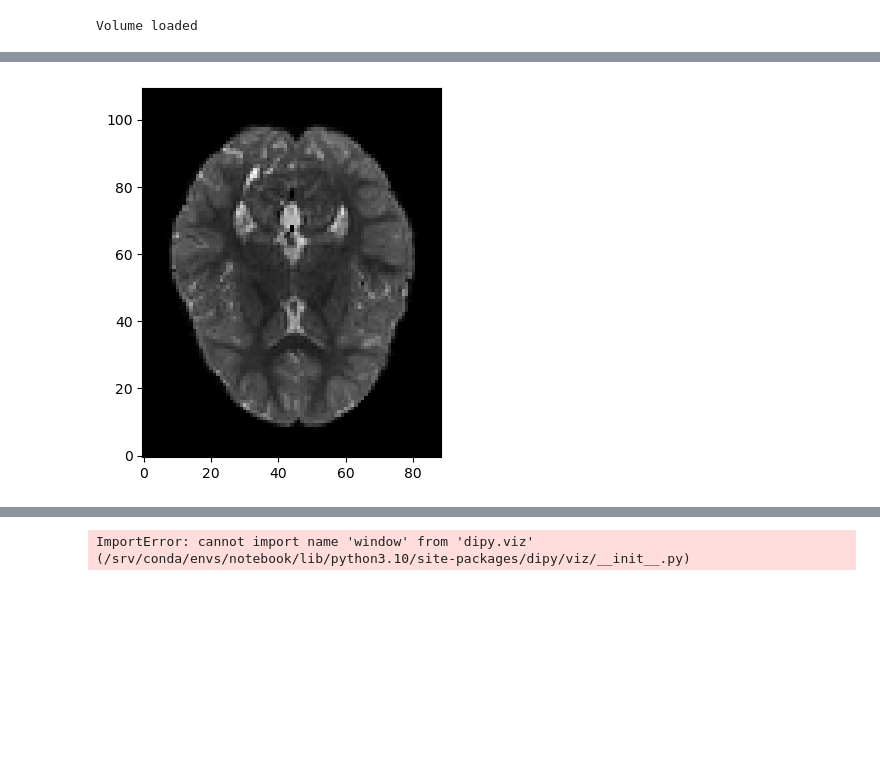
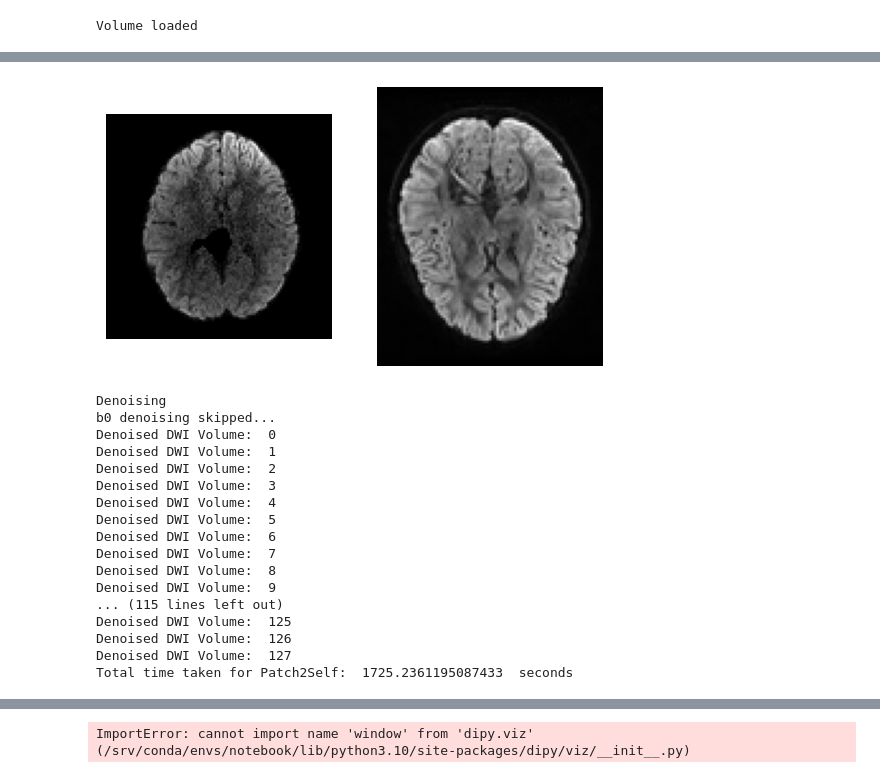
Before and after one commit to NeuroHackademy2024/diffusion-mri, a Jupyter notebook: code/reconstruction/002_recon_test_model_comp.ipynb, the cells around one changed output, grey strips where cells are left out. Cells and saved outputs as stored; diff of their text form; code cells hidden in the pictures; blank space fills up the shorter version.

```diff
--- a/code/reconstruction/002_recon_test_model_comp.ipynb
+++ b/code/reconstruction/002_recon_test_model_comp.ipynb
@@ -23,6 +23,9 @@ hbn_base_path = S3Path(
     client=client)
 # %%
 base_path = Path('/home/jovyan/shared')
+bids_path = hbn_base_path / "data" / "Projects" / "HBN" / "BIDS_curated"
+sub_code = ["sub-NDARAA948VFH", "sub-NDARAB055BPR"]
+
 qsi_path = base_path / 'diffusion_group_data' / 'results' / 'derivatives' / 'qsiprep'
 print(qsi_path.exists())
 # %% [output]
@@ -50,18 +54,31 @@ bids_desc  = 'preproc'
 # %%
 # Set & load DWI file names
 from dipy.io.image import load_nifti, save_nifti
+t1_fname = bids_path / bids_sub / f'ses-{bids_ses}' /'anat' / f'{bids_sub}_ses-{bids_ses}_acq-{bids_acq_anat}_T1w.nii.gz'
+t1_data, t1_affine, t1_nii    = load_nifti(t1_fname, return_img=True)
 
-# base_dwi_fname  = bids_path / bids_sub / f'ses-{bids_ses}' / 'dwi' / f'{bids_sub}_ses-{bids_ses}_acq-{bids_acq_dwi}_dwi'
+# load raw DWI file names
+dwi_fname  = bids_path / bids_sub / f'ses-{bids_ses}' / 'dwi' / f'{bids_sub}_ses-{bids_ses}_acq-{bids_acq}_dwi.nii.gz'
+bval_fname = bids_path / bids_sub / f'ses-{bids_ses}' / 'dwi' / f'{bids_sub}_ses-{bids_ses}_acq-{bids_acq}_dwi.bval'
+bvec_fname = bids_path / bids_sub / f'ses-{bids_ses}' / 'dwi' / f'{bids_sub}_ses-{bids_ses}_acq-{bids_acq}_dwi.bvec'
+# type(dwi_fname)
+
+# Load QSIprep outputs
 dwi_fname_qsi  = qsi_path / bids_sub / f'ses-{bids_ses}' / 'dwi' / f'{bids_sub}_ses-{bids_ses}_acq-{bids_acq}_space-{bids_space}_desc-{bids_desc}_dwi.nii.gz'
 bval_fname_qsi = qsi_path / bids_sub / f'ses-{bids_ses}' / 'dwi' / f'{bids_sub}_ses-{bids_ses}_acq-{bids_acq}_space-{bids_space}_desc-{bids_desc}_dwi.bval'
 bvec_fname_qsi = qsi_path / bids_sub / f'ses-{bids_ses}' / 'dwi' / f'{bids_sub}_ses-{bids_ses}_acq-{bids_acq}_space-{bids_space}_desc-{bids_desc}_dwi.bvec'
 
-# Load volume
+# Load volumes
 from dipy.io.image import load_nifti, save_nifti
 dwi_data, dwi_affine, dwi_nii = load_nifti(dwi_fname, return_img=True)
 dwi_nii     = nib.load(dwi_fname)
 dwi_data    = dwi_nii.get_fdata()
 dwi_hdr     = dwi_nii.header
+
+dwi_data_qsi, dwi_affine, dwi_nii = load_nifti(dwi_fname_qsi, return_img=True)
+dwi_nii_qsi     = nib.load(dwi_fname_qsi)
+dwi_data_qsi    = dwi_nii.get_fdata()
+dwi_hdr_qsi     = dwi_nii.header
 print('Volume loaded')
 # %% [output]
 Volume loaded
@@ -142,22 +180,45 @@ Getting dwi mask
 # %%
 # quickly visualize the results to evaluate whether to adjust mask params (?)
-sli = dwi_data_masked.shape[2] // 2
-plt.subplot   # plot volume in the middle
-plt.imshow(dwi_data_masked[:, : , sli, 0].T, cmap='gray', origin='lower')    # plot dMRI in axial view, slice 35 of volume 0 (b0)
+sli     = dwi_data_masked.shape[2] // 2
+sli_qsi = dwi_data_qsi.shape[2] // 2
+
+plt.figure('Simple vs QSI')
+plt.subplot(1, 2, 1).set_axis_off()     # plot volume in the middle
+plt.imshow(dwi_data_masked[:, :, sli +2, 5].T, cmap='gray', origin='lower')    # plot dMRI in axial view, slice 35 of volume 0 (b0)
+plt.subplot(1, 2, 2).set_axis_off()     # plot volume in the right
+plt.imshow(dwi_data_qsi[:, :, sli_qsi +2, 5].T, cmap='gray', origin='lower')   # plot dMRI in axial view, slice 35 of volume 24
 plt.show()
 # %% [output]
-[figure, old version]
+[figure, new version]
 # %%
-# # Denoise#
-# from dipy.denoise.patch2self import patch2self
-# print('Denoising')
-# dwi_data_den = patch2self(dwi_data_masked, bvals, model='ols', verbose=True,
-#                           shift_intensity=True,
-#                           clip_negative_vals=False,
-#                           b0_threshold=50)
+# Denoise#
+from dipy.denoise.patch2self import patch2self
+print('Denoising')
+dwi_data_den = patch2self(dwi_data_masked, bvals, model='ols', verbose=True,
+                          shift_intensity=True,
+                          clip_negative_vals=False,
+                          b0_threshold=50)
 
-# # Now plot before and after to see the denoising
-# gra  = 24  # pick out a random volume for a particular gradient direction
-# orig = dwi_data_masked[:, :, sli, gra]
-# den  = dwi_data_den[:, :, sli, gra]
+# Now plot before and after to see the denoising
+gra  = 24  # pick out a random volume for a particular gradient direction
+orig = dwi_data_masked[:, :, sli, gra]
+den  = dwi_data_den[:, :, sli, gra]
+# %% [output]
+Denoising
+b0 denoising skipped...
+Denoised DWI Volume:  0
+Denoised DWI Volume:  1
+Denoised DWI Volume:  2
+Denoised DWI Volume:  3
+Denoised DWI Volume:  4
+Denoised DWI Volume:  5
+Denoised DWI Volume:  6
+Denoised DWI Volume:  7
+Denoised DWI Volume:  8
+Denoised DWI Volume:  9
+... (115 lines left out)
+Denoised DWI Volume:  125
+Denoised DWI Volume:  126
+Denoised DWI Volume:  127
+Total time taken for Patch2Self:  1725.2361195087433  seconds
 # %%
```
Also changed, not shown: parts of 17 cells of this notebook.
